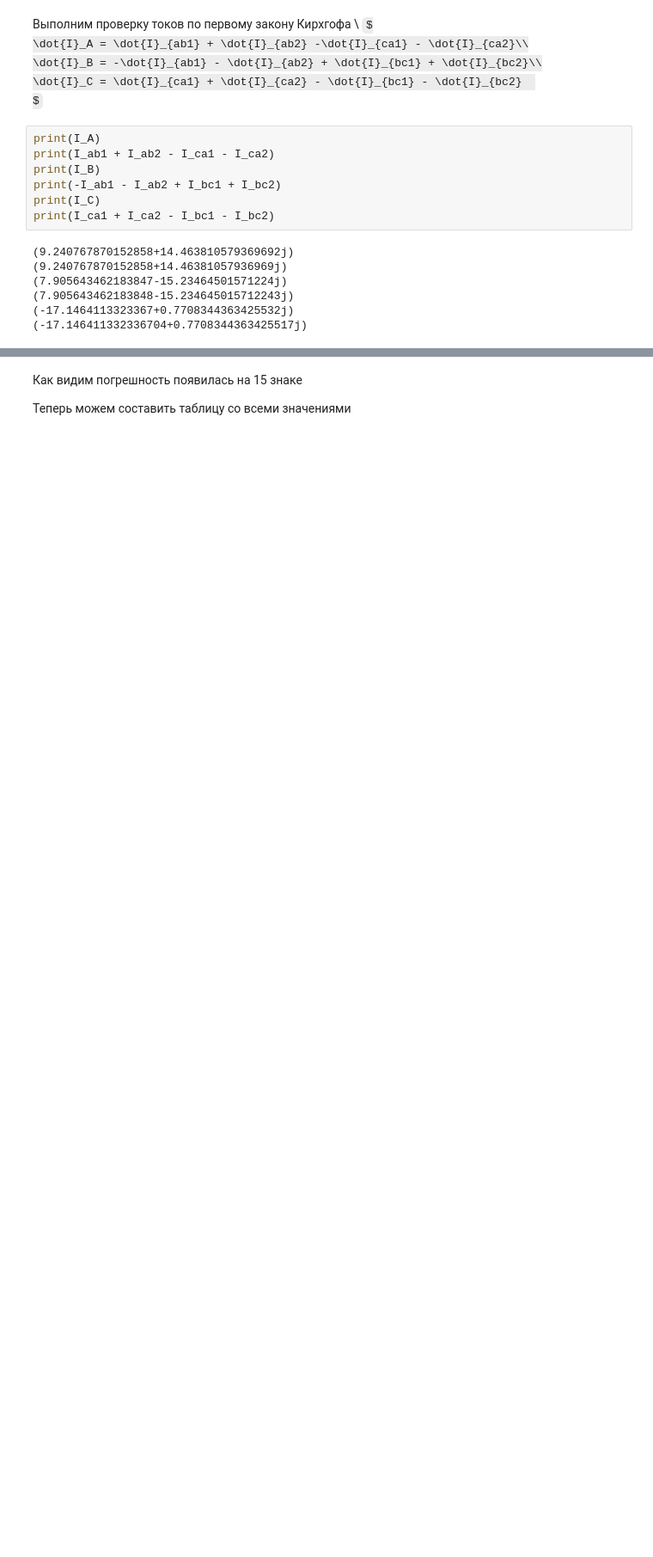
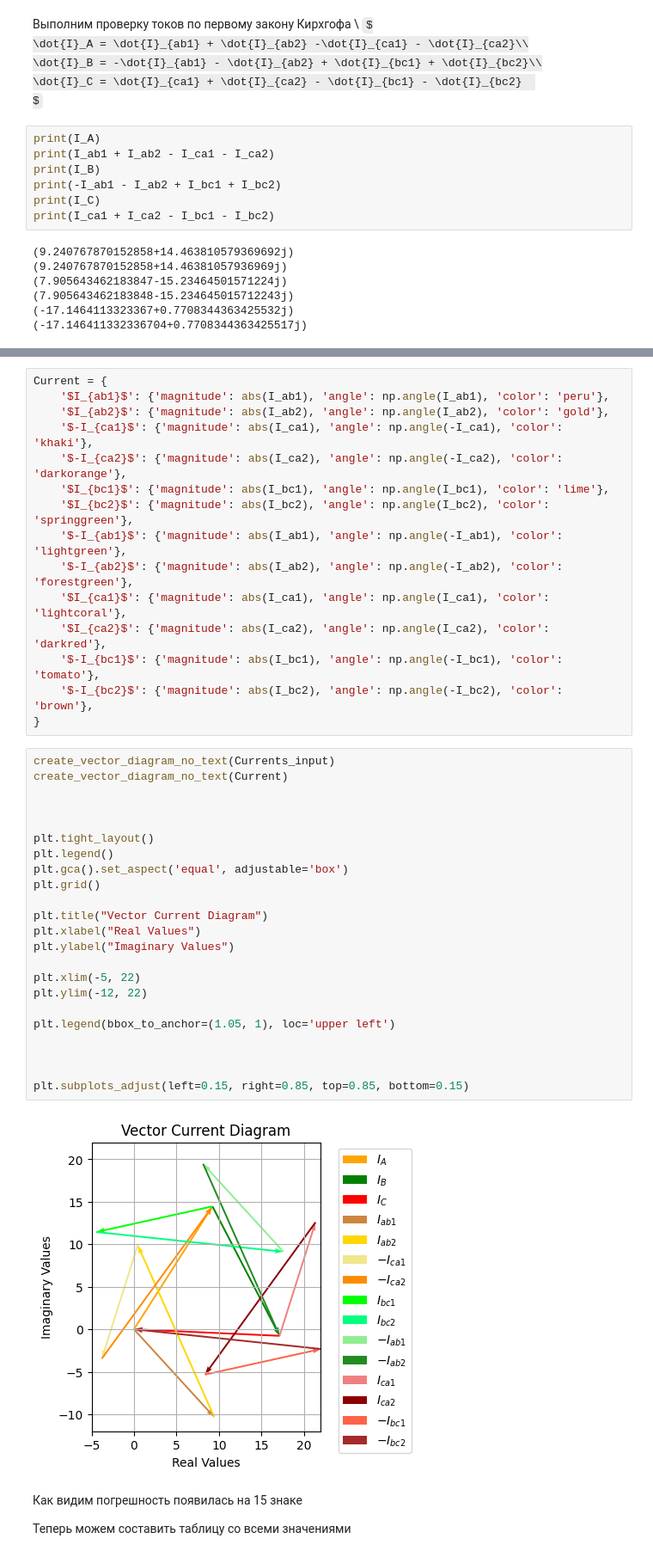
Before and after one commit to M007AX/Coursework-part-III-TBE, a Jupyter notebook: Курсовая_по_ТОЭ_3я_часть.ipynb, the cells around one changed output, grey strips where cells are left out. Shown: that part at 86% size. Drawn from its saved outputs; the diff is of its cells as text; some formulas as TeX source; blank space fills up the shorter version.

```diff
--- a/Курсовая_по_ТОЭ_3я_часть.ipynb
+++ b/Курсовая_по_ТОЭ_3я_часть.ipynb
@@ -333,3 +335,43 @@ print(I_ca1 + I_ca2 - I_bc1 - I_bc2)
+# %%
+Current = {
+    '$I_{ab1}$': {'magnitude': abs(I_ab1), 'angle': np.angle(I_ab1), 'color': 'peru'},
+    '$I_{ab2}$': {'magnitude': abs(I_ab2), 'angle': np.angle(I_ab2), 'color': 'gold'},
+    '$-I_{ca1}$': {'magnitude': abs(I_ca1), 'angle': np.angle(-I_ca1), 'color': 'khaki'},
+    '$-I_{ca2}$': {'magnitude': abs(I_ca2), 'angle': np.angle(-I_ca2), 'color': 'darkorange'},
+    '$I_{bc1}$': {'magnitude': abs(I_bc1), 'angle': np.angle(I_bc1), 'color': 'lime'},
+    '$I_{bc2}$': {'magnitude': abs(I_bc2), 'angle': np.angle(I_bc2), 'color': 'springgreen'},
+    '$-I_{ab1}$': {'magnitude': abs(I_ab1), 'angle': np.angle(-I_ab1), 'color': 'lightgreen'},
+    '$-I_{ab2}$': {'magnitude': abs(I_ab2), 'angle': np.angle(-I_ab2), 'color': 'forestgreen'},
+    '$I_{ca1}$': {'magnitude': abs(I_ca1), 'angle': np.angle(I_ca1), 'color': 'lightcoral'},
+    '$I_{ca2}$': {'magnitude': abs(I_ca2), 'angle': np.angle(I_ca2), 'color': 'darkred'},
+    '$-I_{bc1}$': {'magnitude': abs(I_bc1), 'angle': np.angle(-I_bc1), 'color': 'tomato'},
+    '$-I_{bc2}$': {'magnitude': abs(I_bc2), 'angle': np.angle(-I_bc2), 'color': 'brown'},
+}
+# %%
+create_vector_diagram_no_text(Currents_input)
+create_vector_diagram_no_text(Current)
+
+
+
+plt.tight_layout()
+plt.legend()
+plt.gca().set_aspect('equal', adjustable='box')
+plt.grid()
+
+plt.title("Vector Current Diagram")
+plt.xlabel("Real Values")
+plt.ylabel("Imaginary Values")
+
+plt.xlim(-5, 22)
+plt.ylim(-12, 22)
+
+plt.legend(bbox_to_anchor=(1.05, 1), loc='upper left')
+
+
+
+plt.subplots_adjust(left=0.15, right=0.85, top=0.85, bottom=0.15)
+# %% [output]
+[figure, added]
 # %% [markdown]
 Как видим погрешность появилась на 15 знаке
 
```
Also changed, not shown: parts of 15 cells of this notebook.
